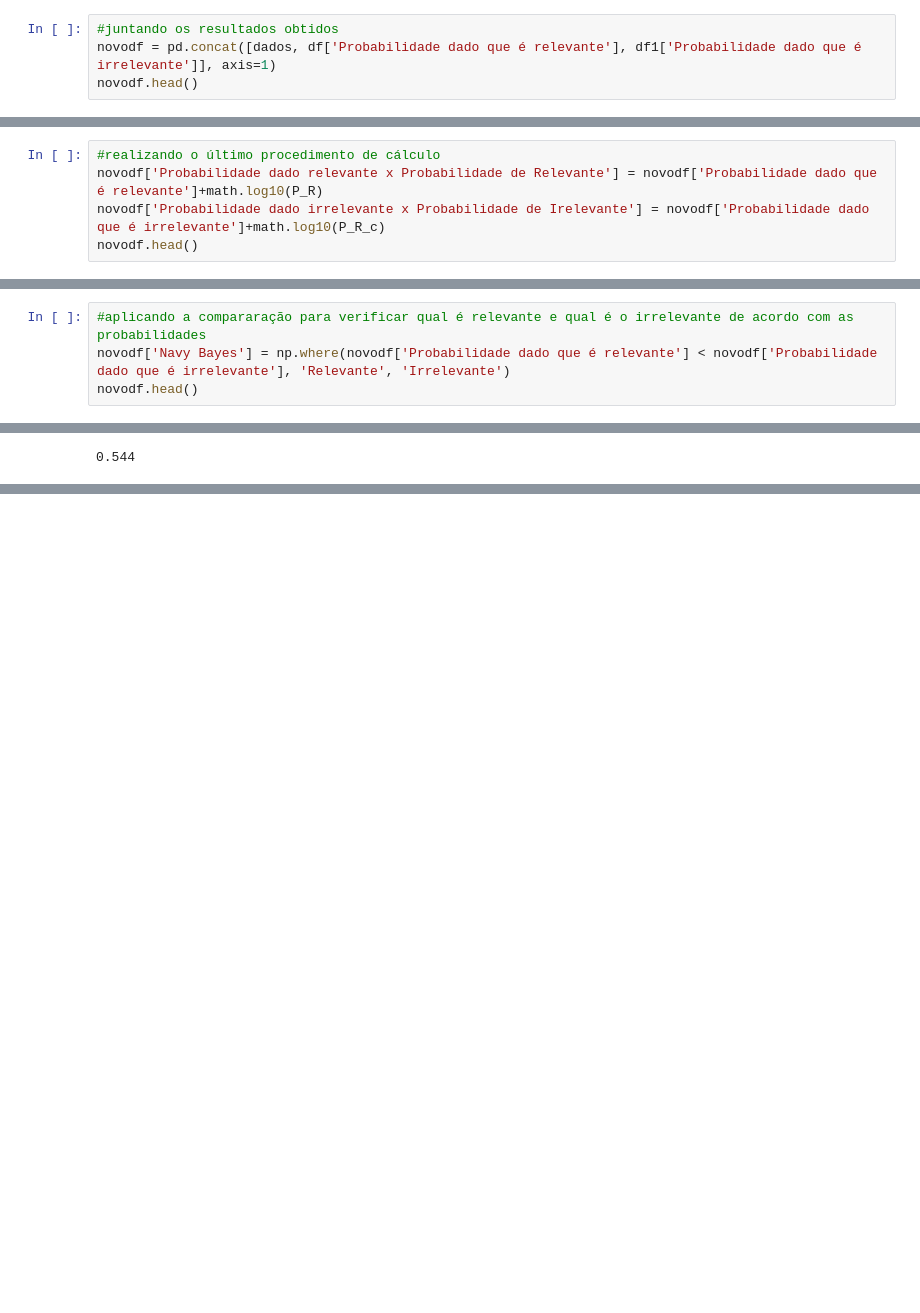
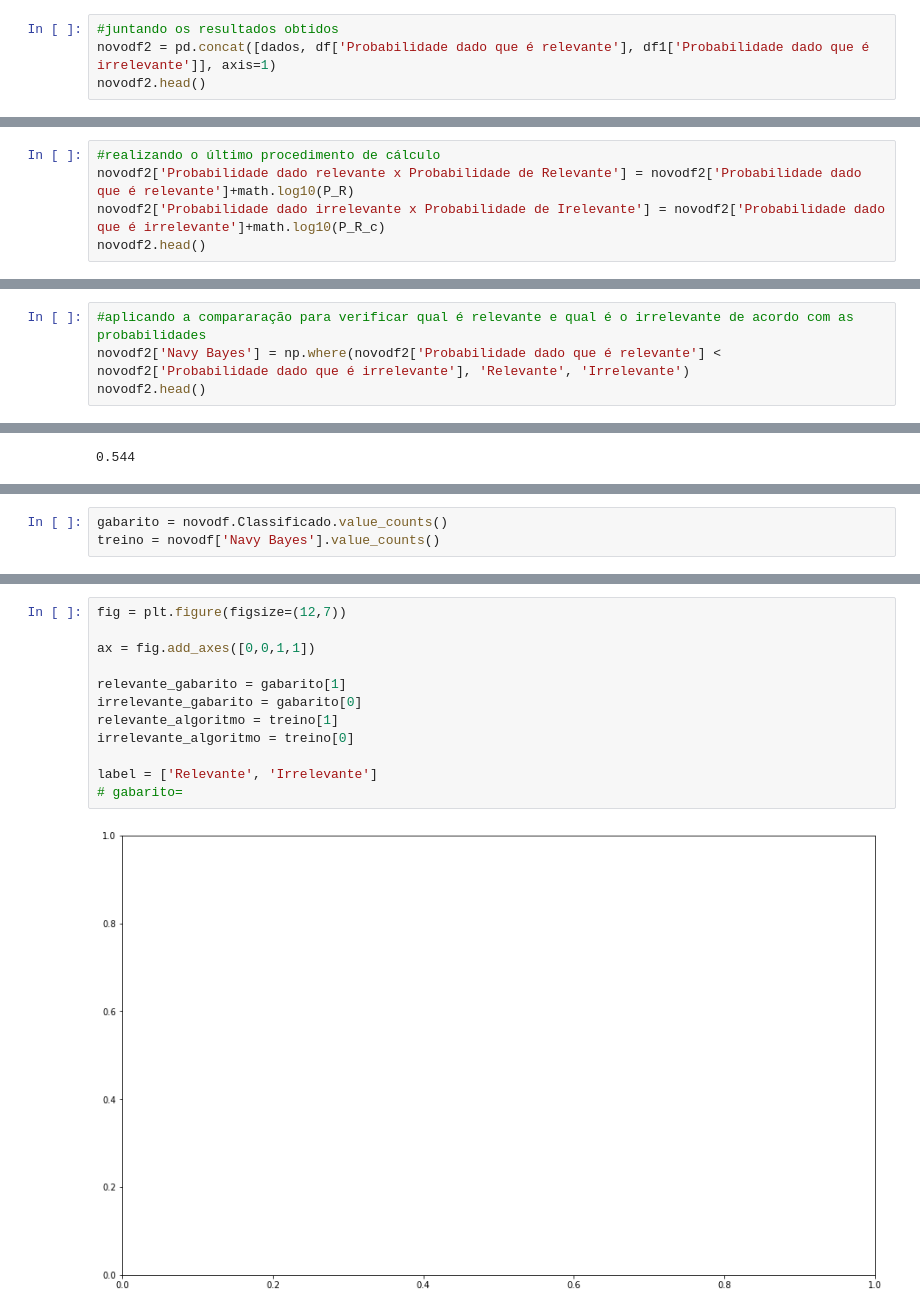
Before and after one commit to wilgnerl/Projeto1-Cdados, a Jupyter notebook: Oficial/Projeto 1 - Cdados Oficial.ipynb, the cells around one changed output, grey strips where cells are left out. Saved outputs shown, nothing was run; the diff lists cells and outputs as text; blank space fills up the shorter version.

```diff
--- a/Oficial/Projeto 1 - Cdados Oficial.ipynb
+++ b/Oficial/Projeto 1 - Cdados Oficial.ipynb
@@ -505,8 +505,8 @@ df1.head()
 ### Junta resultados
 # %%
 #juntando os resultados obtidos
-novodf = pd.concat([dados, df['Probabilidade dado que é relevante'], df1['Probabilidade dado que é irrelevante']], axis=1)
-novodf.head()
+novodf2 = pd.concat([dados, df['Probabilidade dado que é relevante'], df1['Probabilidade dado que é irrelevante']], axis=1)
+novodf2.head()
 # %% [output]
 |  | Treinamento | Etiquetas | Classificado | Probabilidade dado que é relevante | Probabilidade dado que é irrelevante |
 | 0 | @caos 0 eu no valorant v fon | 2 | Irrelevante | 107.851813 | 105.361818 |
@@ -518,9 +518,9 @@ novodf.head()
 ### Gera coluna final para analise
 # %%
 #realizando o último procedimento de cálculo
-novodf['Probabilidade dado relevante x Probabilidade de Relevante'] = novodf['Probabilidade dado que é relevante']+math.log10(P_R)
-novodf['Probabilidade dado irrelevante x Probabilidade de Irelevante'] = novodf['Probabilidade dado que é irrelevante']+math.log10(P_R_c)
-novodf.head()
+novodf2['Probabilidade dado relevante x Probabilidade de Relevante'] = novodf2['Probabilidade dado que é relevante']+math.log10(P_R)
+novodf2['Probabilidade dado irrelevante x Probabilidade de Irelevante'] = novodf2['Probabilidade dado que é irrelevante']+math.log10(P_R_c)
+novodf2.head()
 # %% [output]
 |  | Treinamento | Etiquetas | Classificado | Probabilidade dado que é relevante | Probabilidade dado que é irrelevante | ... |
 | 0 | @caos 0 eu no valorant v fon | 2 | Irrelevante | 107.851813 | 105.361818 | ... |
@@ -532,8 +532,8 @@ novodf.head()
 ### Aplica Navy-Bayes
 # %%
 #aplicando a compararação para verificar qual é relevante e qual é o irrelevante de acordo com as probabilidades
-novodf['Navy Bayes'] = np.where(novodf['Probabilidade dado que é relevante'] < novodf['Probabilidade dado que é irrelevante'], 'Relevante', 'Irrelevante')
-novodf.head()
+novodf2['Navy Bayes'] = np.where(novodf2['Probabilidade dado que é relevante'] < novodf2['Probabilidade dado que é irrelevante'], 'Relevante', 'Irrelevante')
+novodf2.head()
 # %% [output]
 |  | Treinamento | Etiquetas | Classificado | Probabilidade dado que é relevante | Probabilidade dado que é irrelevante | ... |
 | 0 | @caos 0 eu no valorant v fon | 2 | Irrelevante | 107.851813 | 105.361818 | ... |
@@ -579,0 +583,3 @@ precisao
+# %%
+gabarito = novodf.Classificado.value_counts()
+treino = novodf['Navy Bayes'].value_counts()
@@ -579,0 +590,14 @@ precisao
+# %%
+fig = plt.figure(figsize=(12,7))
+
+ax = fig.add_axes([0,0,1,1])
+
+relevante_gabarito = gabarito[1]
+irrelevante_gabarito = gabarito[0]
+relevante_algoritmo = treino[1]
+irrelevante_algoritmo = treino[0]
+
+label = ['Relevante', 'Irrelevante']
+# gabarito=
+# %% [output]
+[figure, added]
```
Also changed, not shown: parts of 6 cells of this notebook.
